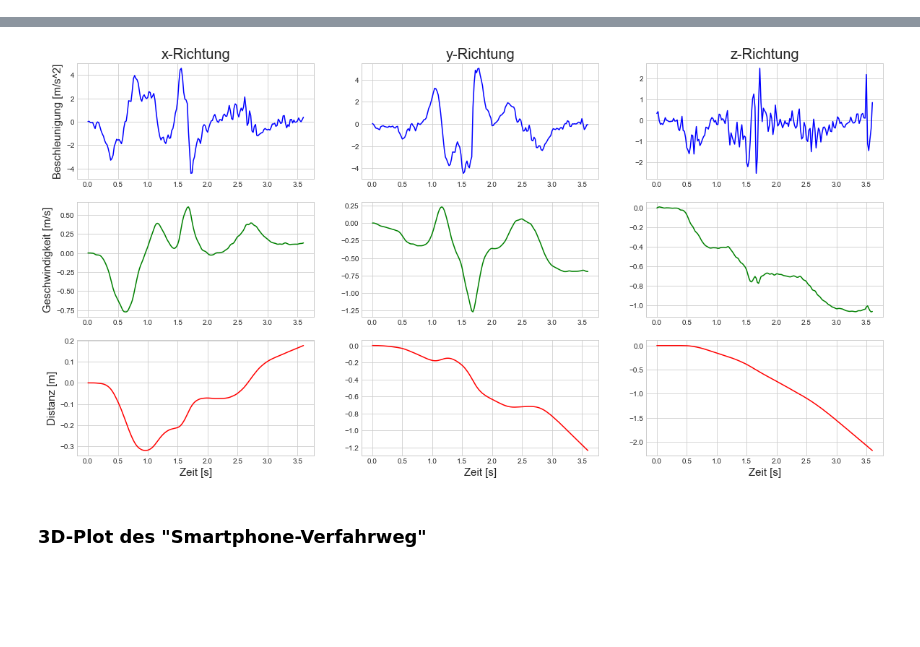
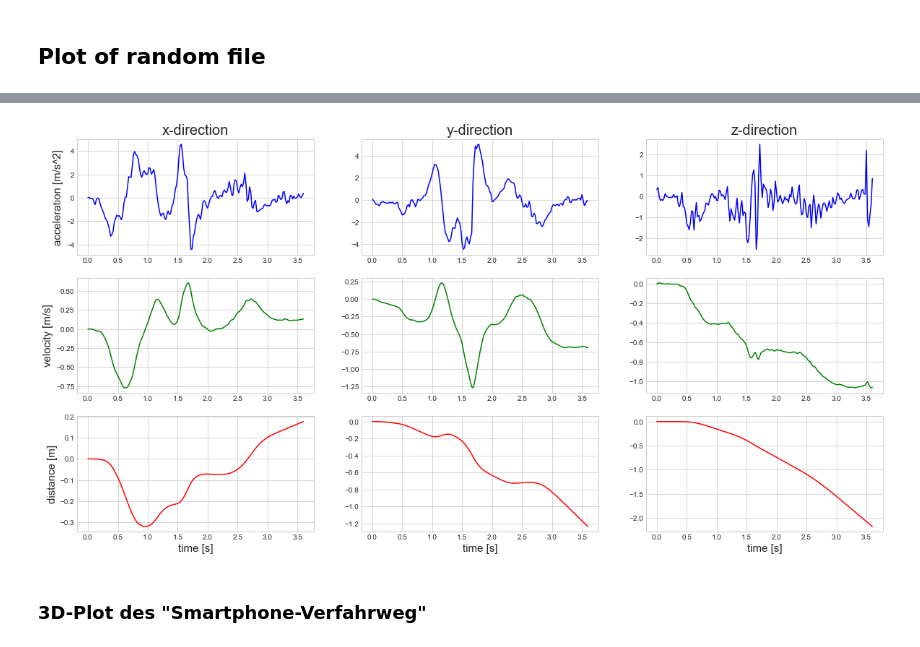
Before and after one commit to erikhelmut/japanese-character-classification, a Jupyter notebook: data_plot.ipynb, the cells around one changed output, grey strips where cells are left out. Saved outputs shown, nothing was run; the diff lists cells and outputs as text; code cells hidden in the pictures; blank space fills up the shorter version.

```diff
--- a/data_plot.ipynb
+++ b/data_plot.ipynb
@@ -9,3 +7,5 @@
+# %% [markdown]
+## Plot of random file
 # %%
 import csv
 import matplotlib as mpl
@@ -14,98 +14,96 @@ import numpy as np
 from scipy import integrate
 %matplotlib inline
 
-# Listen für Beschleunigungswerte
+# initialize lists for acceleration data
 x_acc = []
 y_acc = []
 z_acc = []
 
-# Import der Datei
+# import file
 with open("data/test/a__88470.csv", newline="") as csvdatei:
-    # Einlesen der Zeilen als String in Liste
+    # add rows as string to list
     csv_reader_object = csv.reader(csvdatei, delimiter=",")
 
-    # Ground Truth und Identifier
+    # ground truth and identifier
     gt, idf = csvdatei.name.split("__")
-    # Ground Truth = letztes Zeichen
+    # ground truth = last character
     gt = gt[-1]
     print("Ground Truth: {}".format(gt))
-    # Identifier ohne ".csv" als Integer
+    # identifier without ".csv" as integer
     idf = int(idf[0:-4])
     print("Identifier: {}".format(idf))
 
-    # Listen mit Beschleunigungswerte füllen
+    # append list with acceleration data
     for row in csv_reader_object:
-        kal, x, y, z = row[0].split(";")
-        # Bei kal = 1 --> Kalibierung abgeschlossen
-        if kal == "1":
+        cal, x, y, z = row[0].split(";")
+        # Bei cal = 1 --> calibration completed
+        if cal == "1":
             x_acc.append(float(x))
             y_acc.append(float(y))
             z_acc.append(float(z))
 
-# Erzeugung von numpy-arrays aus Listen
+# create numpy-arrays from lists
 x_acc = np.array(x_acc)
 y_acc = np.array(y_acc)
 z_acc = np.array(z_acc)
 
-# Abtastrate = 50 Hz
+# sampling frequenzy = 50 Hz
 dt = 1/50
-print("Abtastrate: {} [s]".format(dt))
+print("Sampling frequenzy: {} [s]".format(dt))
 
-# Anzahl der Sekunden = Anzahl Werte/ 50
+# number of seconds = number values/ 50
 sek = (len(x_acc)-1) * dt
-print("Dauer Zeichnen: {} [s]".format(sek))
+print("Duration drawing: {} [s]".format(sek))
 
-# Zeitliste
+# timelist
 t = np.arange(0,len(x_acc),1) * dt
 
-# Integration der Beschleunigungswerte mit Trapezregel
-#     Anfangswerte von Geschwindigkeit & Weg = 0
-# x-Werte
+# integration of acceleration values with trapezoidal rule
+#     startvalue of velocity & distance = 0
+# x-values
 x_velo = integrate.cumtrapz(x_acc, t, initial=0)
 x_dist = integrate.cumtrapz(x_velo, t, initial=0)
-# y-Werte
+# y-values
 y_velo = integrate.cumtrapz(y_acc, t, initial=0)
 y_dist = integrate.cumtrapz(y_velo, t, initial=0)
-# z-Werte
+# z-values
 z_velo = integrate.cumtrapz(z_acc, t, initial=0)
 z_dist = integrate.cumtrapz(z_velo, t, initial=0)
 
-# Sammeln der arrays in einer Liste zum vereinfachten Plotten
+# collect arrays in one list for easy plot
 list = [x_acc, y_acc, z_acc, x_velo, y_velo, z_velo, x_dist, y_dist, z_dist]
 
-# Sammeln der Farben in einer Liste
+# collect colors
 farbe = ["blue", "green", "red"]
 
 
-# Erstellung der Figure zum Plotten der einzelnen Werte
+# create figure
 mpl.style.use("seaborn-whitegrid")
 fig, axs = plt.subplots(3,3,figsize=(20,10))
 
-# Zähler initalisieren
+# counter initialize
 a = 0
 
-# Plotten der Beschleunigungs-/ Geschwindigkeits- & Distanzwerte
+# plot acceleration-/ velocity- & distancevalues
 for i in range(0,3):
     for j in range(0,3):
         axs[i,j].plot(t,list[a], color=farbe[i])
         a += 1
 
-# Angleichen der y-Achswerte?
+# set of "beauty parameters"
+axs[0,0].set_ylabel("acceleration [m/s^2]", fontsize=15)
+axs[1,0].set_ylabel("velocity [m/s]", fontsize=15)
+axs[2,0].set_ylabel("distance [m]", fontsize=15)
 
-# Setzen von "Schönheitsparametern"
-axs[0,0].set_ylabel("Beschleunigung [m/s^2]", fontsize=15)
-axs[1,0].set_ylabel("Geschwindigkeit [m/s]", fontsize=15)
-axs[2,0].set_ylabel("Distanz [m]", fontsize=15)
+axs[2,0].set_xlabel("time [s]", fontsize=15)
+axs[2,1].set_xlabel("time [s]", fontsize=15)
+axs[2,2].set_xlabel("time [s]", fontsize=15)
 
-axs[2,0].set_xlabel("Zeit [s]", fontsize=15)
-axs[2,1].set_xlabel("Zeit [s]", fontsize=15)
-axs[2,2].set_xlabel("Zeit [s]", fontsize=15)
+axs[0,0].set_title("x-direction", fontsize=20)
+axs[0,1].set_title("y-direction", fontsize=20)
+axs[0,2].set_title("z-direction", fontsize=20)
 
-axs[0,0].set_title("x-Richtung", fontsize=20)
-axs[0,1].set_title("y-Richtung", fontsize=20)
-axs[0,2].set_title("z-Richtung", fontsize=20)
-
-# Anzeige des Plots
+# show plot
 plt.show()
 # %% [output]
 Ground Truth: a
@@ -115,4 +113,4 @@ Dauer Zeichnen: 3.6 [s]
-[figure, old version]
+[figure, new version]
 # %% [markdown]
 ### 3D-Plot des "Smartphone-Verfahrweg"
 # %%
```
Also changed, not shown: parts of 6 cells of this notebook.
